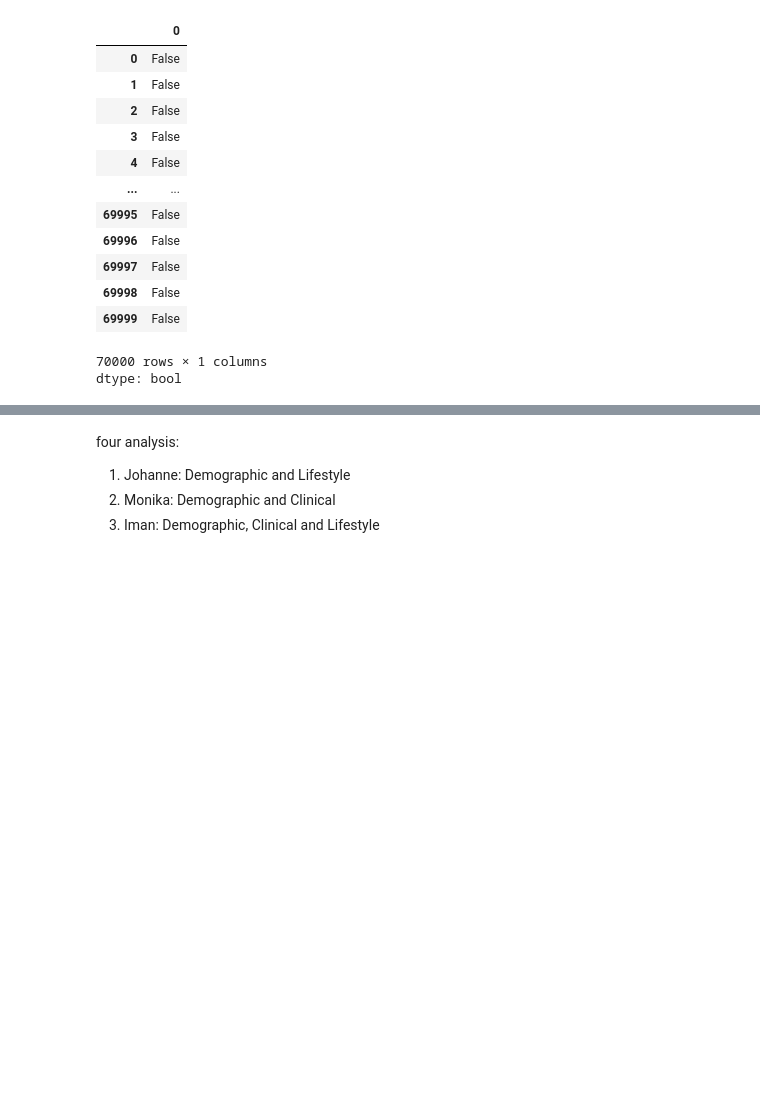
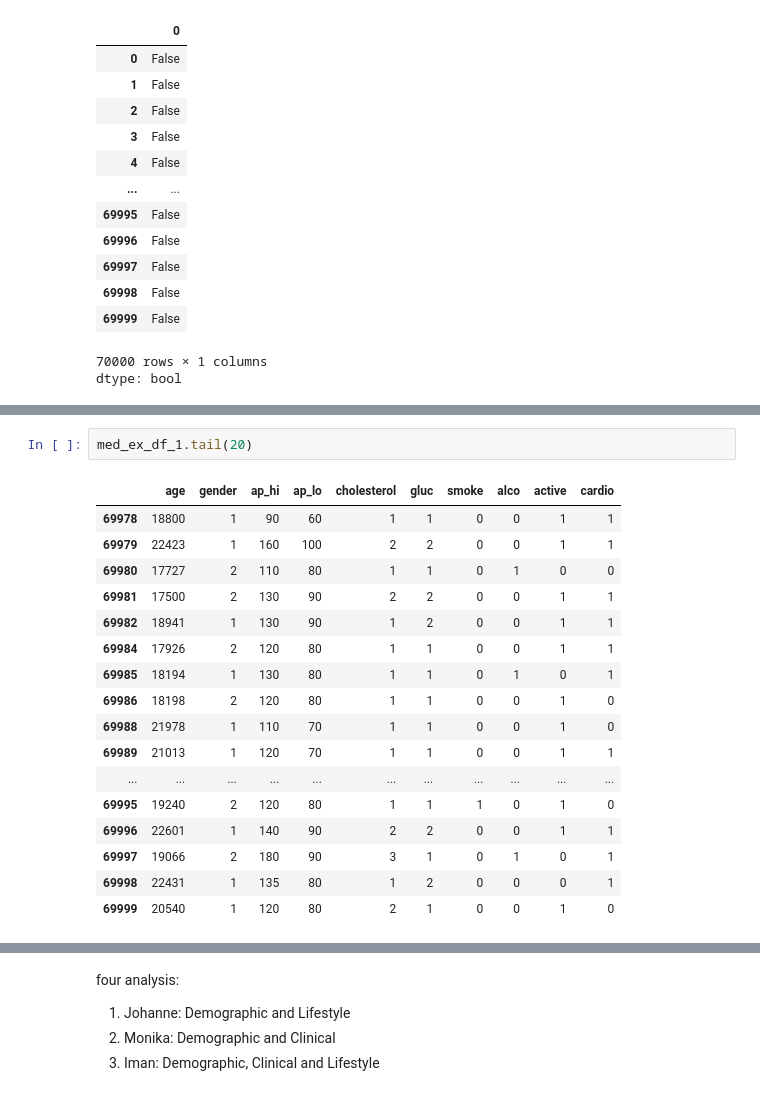
Before and after one commit to monikabuss/ISYS5002-2024-semester2, a Jupyter notebook: Code_Development_Colab.ipynb, the cells around one changed output, grey strips where cells are left out. Drawn from its saved outputs; the diff is of its cells as text; blank space fills up the shorter version.

```diff
--- a/Code_Development_Colab.ipynb
+++ b/Code_Development_Colab.ipynb
@@ -252,2 +231,22 @@ duplicates
+# %%
+med_ex_df_1.tail(20)
+# %% [output]
+|  | age | gender | ap_hi | ap_lo | cholesterol | gluc | smoke | alco | active | cardio |
+| 69978 | 18800 | 1 | 90 | 60 | 1 | 1 | 0 | 0 | 1 | 1 |
+| 69979 | 22423 | 1 | 160 | 100 | 2 | 2 | 0 | 0 | 1 | 1 |
+| 69980 | 17727 | 2 | 110 | 80 | 1 | 1 | 0 | 1 | 0 | 0 |
+| 69981 | 17500 | 2 | 130 | 90 | 2 | 2 | 0 | 0 | 1 | 1 |
+| 69982 | 18941 | 1 | 130 | 90 | 1 | 2 | 0 | 0 | 1 | 1 |
+| 69984 | 17926 | 2 | 120 | 80 | 1 | 1 | 0 | 0 | 1 | 1 |
+| 69985 | 18194 | 1 | 130 | 80 | 1 | 1 | 0 | 1 | 0 | 1 |
+| 69986 | 18198 | 2 | 120 | 80 | 1 | 1 | 0 | 0 | 1 | 0 |
+| 69988 | 21978 | 1 | 110 | 70 | 1 | 1 | 0 | 0 | 1 | 0 |
+| 69989 | 21013 | 1 | 120 | 70 | 1 | 1 | 0 | 0 | 1 | 1 |
+| ... | ... | ... | ... | ... | ... | ... | ... | ... | ... | ... |
+| 69995 | 19240 | 2 | 120 | 80 | 1 | 1 | 1 | 0 | 1 | 0 |
+| 69996 | 22601 | 1 | 140 | 90 | 2 | 2 | 0 | 0 | 1 | 1 |
+| 69997 | 19066 | 2 | 180 | 90 | 3 | 1 | 0 | 1 | 0 | 1 |
+| 69998 | 22431 | 1 | 135 | 80 | 1 | 2 | 0 | 0 | 0 | 1 |
+| 69999 | 20540 | 1 | 120 | 80 | 2 | 1 | 0 | 0 | 1 | 0 |
 # %%
 #check for missing values
```
Also changed, not shown: parts of 36 cells of this notebook.
